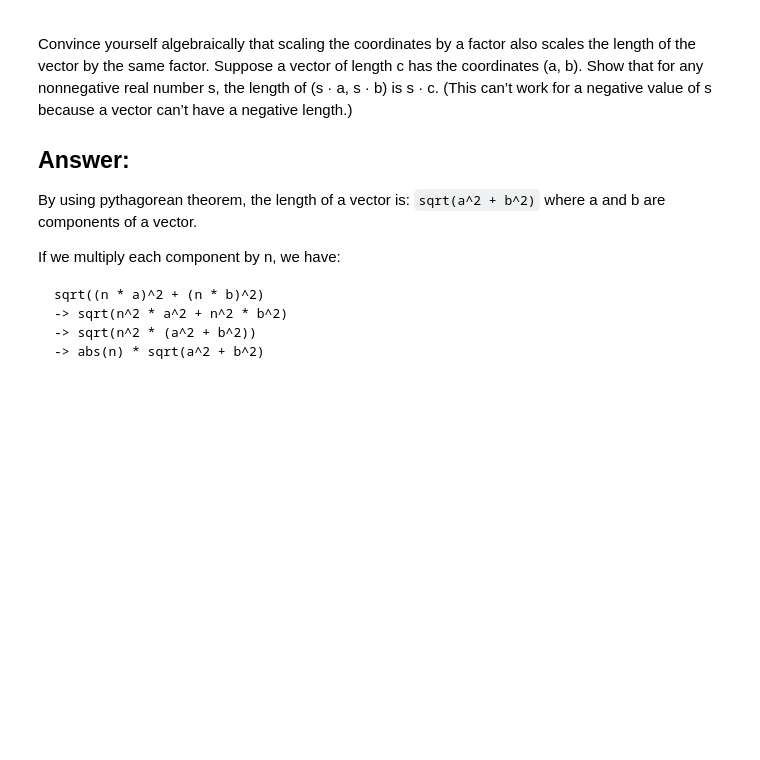
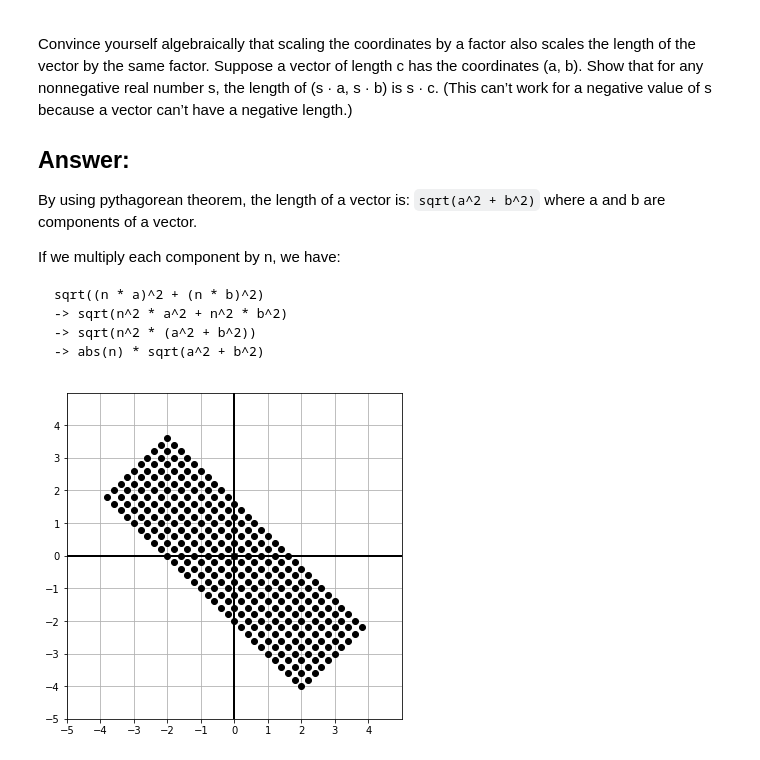
Before and after one commit to slaviqueue/math-for-programmers-exersices, a Jupyter notebook: notebooks/chapter-2/notebook.ipynb, the cells around one changed output. Cells and saved outputs as stored; diff of their text form; code cells hidden in the pictures; blank space fills up the shorter version.

````diff
--- a/notebooks/chapter-2/notebook.ipynb
+++ b/notebooks/chapter-2/notebook.ipynb
@@ -218,3 +217,25 @@ sqrt((n * a)^2 + (n * b)^2)
 -> sqrt(n^2 * (a^2 + b^2))
 -> abs(n) * sqrt(a^2 + b^2)
 ```
+# %%
+# Exercise 2.19 — Mini Project
+#
+# Suppose u = (–1, 1) and v = (1, 1), and suppose r and s are real numbers.
+# Specifically, let’s assume –3 < r < 3 and –1 < s < 1. Where are the possible
+# points on the plane where the vector r · u + s · v could end up? Note that the
+# order of operations is the same for vectors as it is for numbers. We assume
+# scalar multiplication is carried out first and then vector addition (unless
+# parentheses specify otherwise).
+
+import numpy as np
+
+u = (-1, 1)
+v = (1, 1)
+
+rs = np.arange(-3.0, 3.0, 0.2)
+ss = np.arange(-1.0, 1.0, 0.2)
+
+points = [add(scale(r, u), scale(s, v)) for r in rs for s in ss]
+draw(Points(*points))
+# %% [output]
+[figure, added]
````
Also changed, not shown: parts of 7 cells of this notebook, 2 other files.
